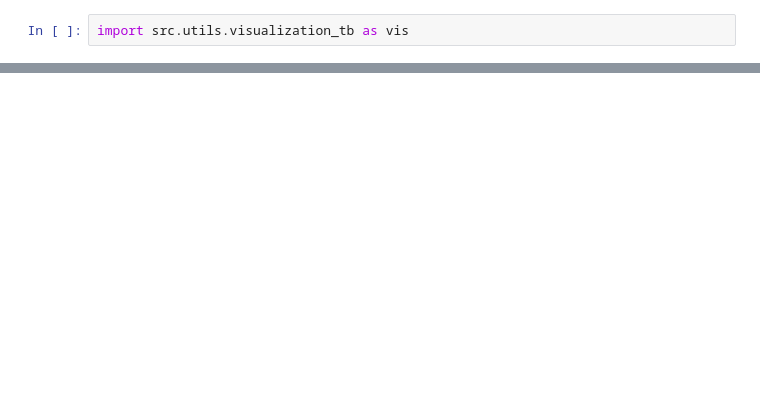
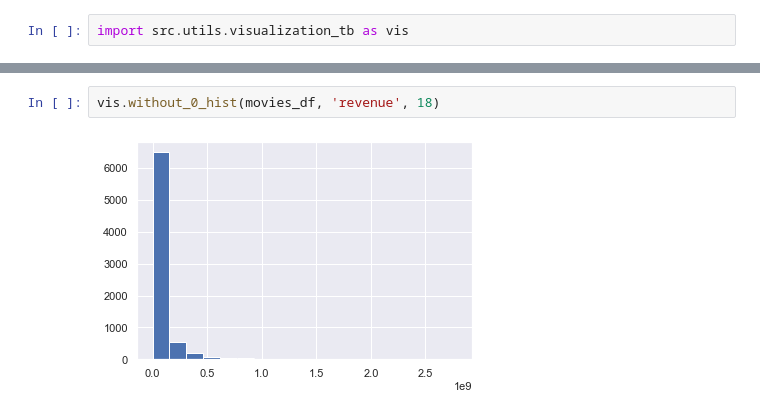
Before and after one commit to JaunIgciona/DataBootcamp_Nov2020, a Jupyter notebook: 4. Proyectos/EDA project/notebooks/basureta_notebook.ipynb, the cells around one changed output, grey strips where cells are left out. Drawn from its saved outputs; the diff is of its cells as text; blank space fills up the shorter version.

```diff
--- a/4. Proyectos/EDA project/notebooks/basureta_notebook.ipynb
+++ b/4. Proyectos/EDA project/notebooks/basureta_notebook.ipynb
@@ -35,0 +35,4 @@ plt.plot(x_ax,released_movies_Y.values)
+# %%
+vis.without_0_hist(movies_df, 'revenue', 18)
+# %% [output]
+[figure, added]
```
Also changed, not shown: parts of 7 cells of this notebook, 2 other files.
